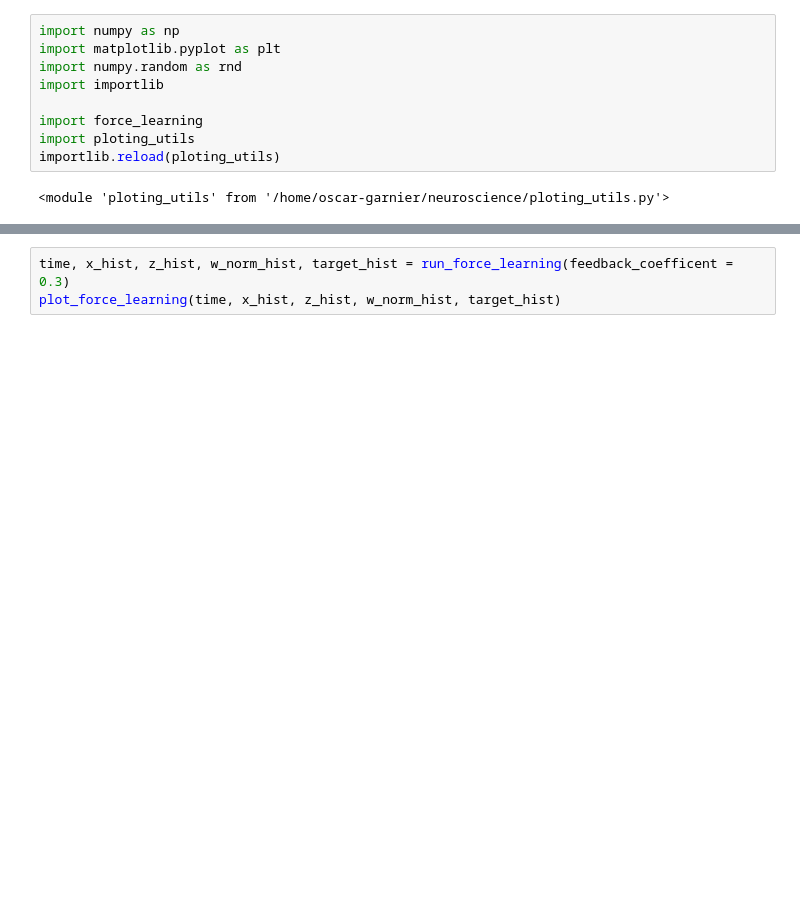
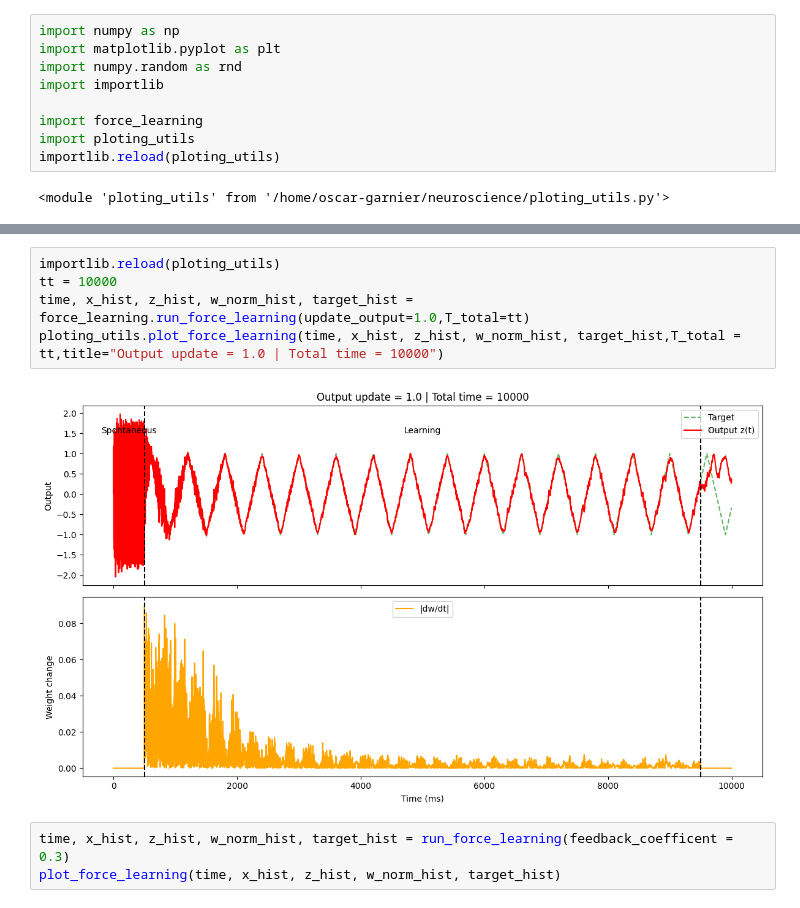
Before and after one commit to MarcosElFlamenco/force_learning_neuroscience, a Jupyter notebook: FORCE_learning.ipynb, the cells around one changed output, grey strips where cells are left out. Drawn from its saved outputs; the diff is of its cells as text; blank space fills up the shorter version.

```diff
--- a/FORCE_learning.ipynb
+++ b/FORCE_learning.ipynb
@@ -88,3 +89,10 @@ ploting_utils.plot_force_learning(time, x_hist, z_hist, w_norm_hist, target_hist
+# %%
+importlib.reload(ploting_utils)
+tt = 10000
+time, x_hist, z_hist, w_norm_hist, target_hist = force_learning.run_force_learning(update_output=1.0,T_total=tt)
+ploting_utils.plot_force_learning(time, x_hist, z_hist, w_norm_hist, target_hist,T_total = tt,title="Output update = 1.0 | Total time = 10000")
+# %% [output]
+[figure, added]
 # %%
 time, x_hist, z_hist, w_norm_hist, target_hist = run_force_learning(feedback_coefficent = 0.3)
 plot_force_learning(time, x_hist, z_hist, w_norm_hist, target_hist)
```
Also changed, not shown: parts of 6 cells of this notebook, 6 other files.
